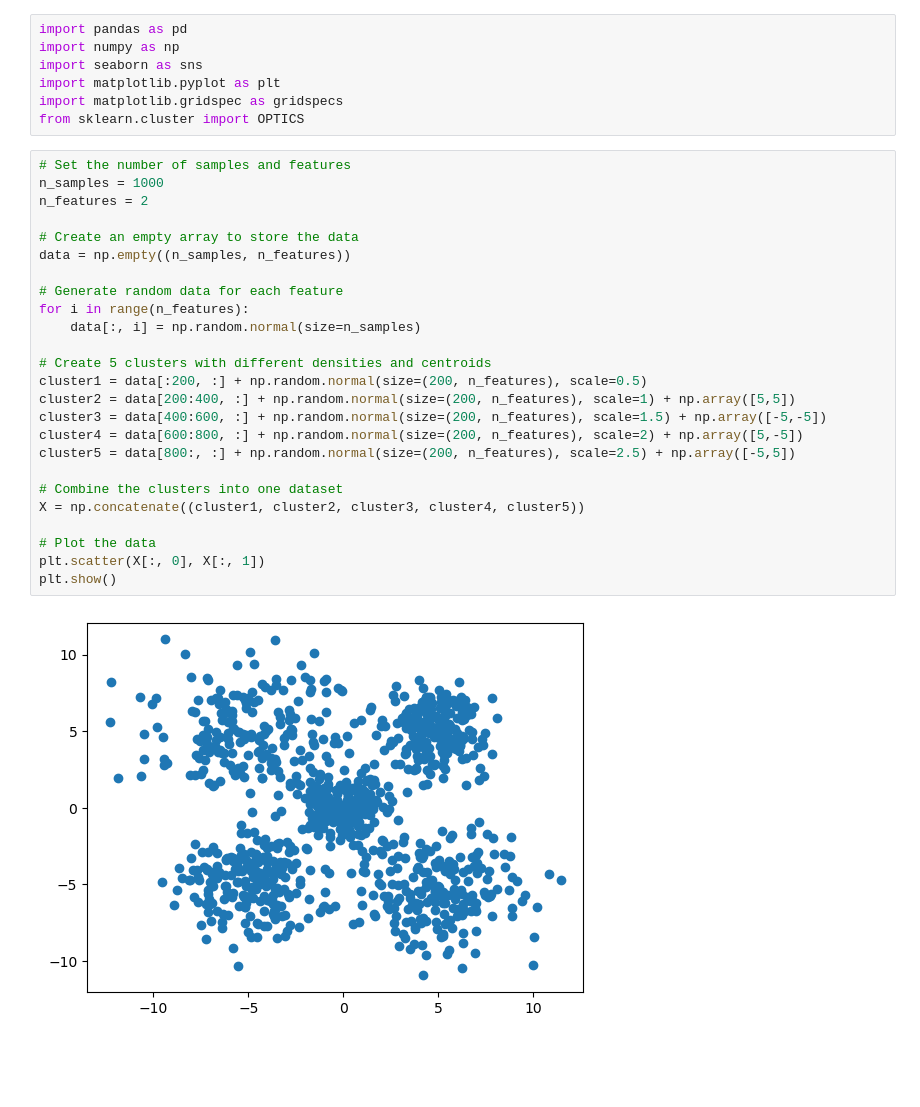
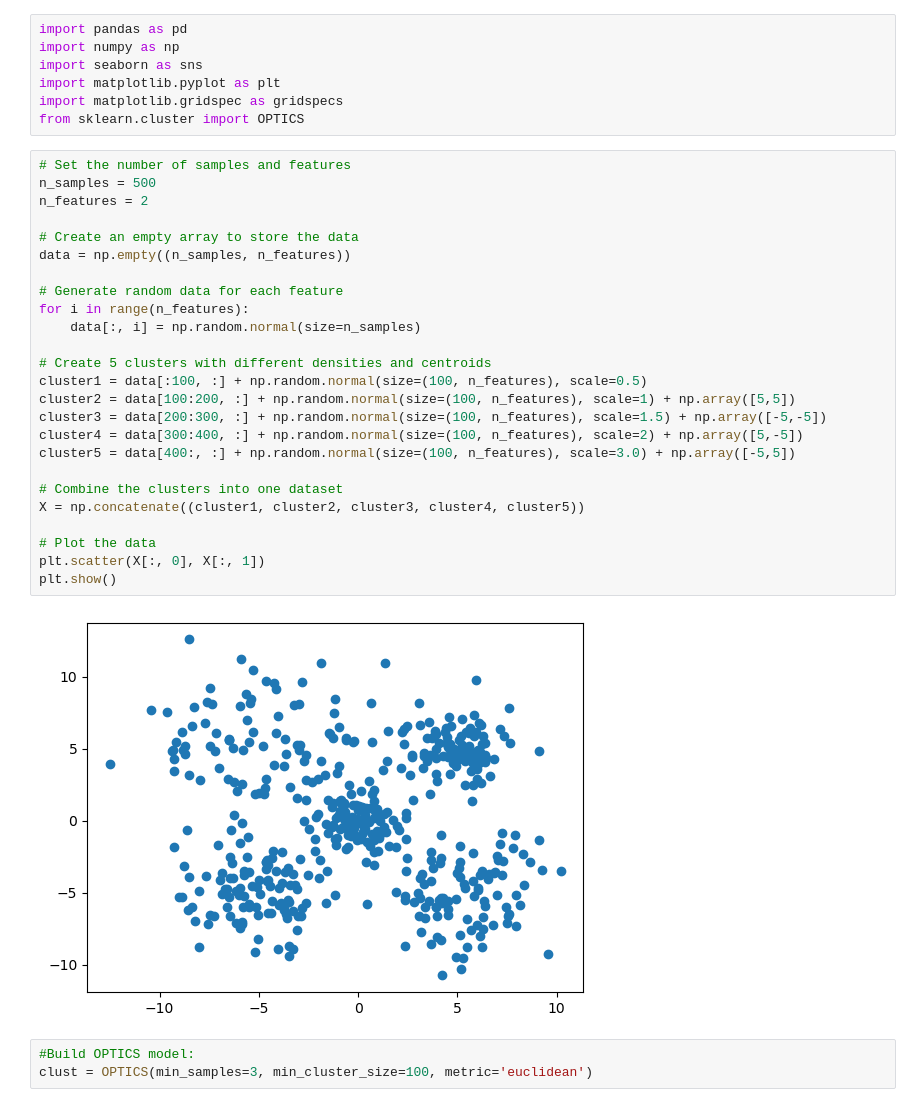
Before and after one commit to pc2005/playground, a Jupyter notebook: optics_test.ipynb, the cells around one changed output. Cells and saved outputs as stored; diff of their text form; blank space fills up the shorter version.

```diff
--- a/optics_test.ipynb
+++ b/optics_test.ipynb
@@ -7,29 +7,32 @@ import matplotlib.gridspec as gridspecs
 from sklearn.cluster import OPTICS
 # %%
 # Set the number of samples and features
-n_samples = 1000
+n_samples = 500
 n_features = 2
 
 # Create an empty array to store the data
 data = np.empty((n_samples, n_features))
 
 # Generate random data for each feature
 for i in range(n_features):
     data[:, i] = np.random.normal(size=n_samples)
 
 # Create 5 clusters with different densities and centroids
-cluster1 = data[:200, :] + np.random.normal(size=(200, n_features), scale=0.5)
-cluster2 = data[200:400, :] + np.random.normal(size=(200, n_features), scale=1) + np.array([5,5])
-cluster3 = data[400:600, :] + np.random.normal(size=(200, n_features), scale=1.5) + np.array([-5,-5])
-cluster4 = data[600:800, :] + np.random.normal(size=(200, n_features), scale=2) + np.array([5,-5])
-cluster5 = data[800:, :] + np.random.normal(size=(200, n_features), scale=2.5) + np.array([-5,5])
+cluster1 = data[:100, :] + np.random.normal(size=(100, n_features), scale=0.5)
+cluster2 = data[100:200, :] + np.random.normal(size=(100, n_features), scale=1) + np.array([5,5])
+cluster3 = data[200:300, :] + np.random.normal(size=(100, n_features), scale=1.5) + np.array([-5,-5])
+cluster4 = data[300:400, :] + np.random.normal(size=(100, n_features), scale=2) + np.array([5,-5])
+cluster5 = data[400:, :] + np.random.normal(size=(100, n_features), scale=3.0) + np.array([-5,5])
 
 # Combine the clusters into one dataset
 X = np.concatenate((cluster1, cluster2, cluster3, cluster4, cluster5))
 
 # Plot the data
 plt.scatter(X[:, 0], X[:, 1])
 plt.show()
 # %% [output]
-[figure, old version]
+[figure, new version]
+# %%
+#Build OPTICS model:
+clust = OPTICS(min_samples=3, min_cluster_size=100, metric='euclidean')
 # %%
```
Also changed, not shown: parts of 1 cell of this notebook, 1 other file.
